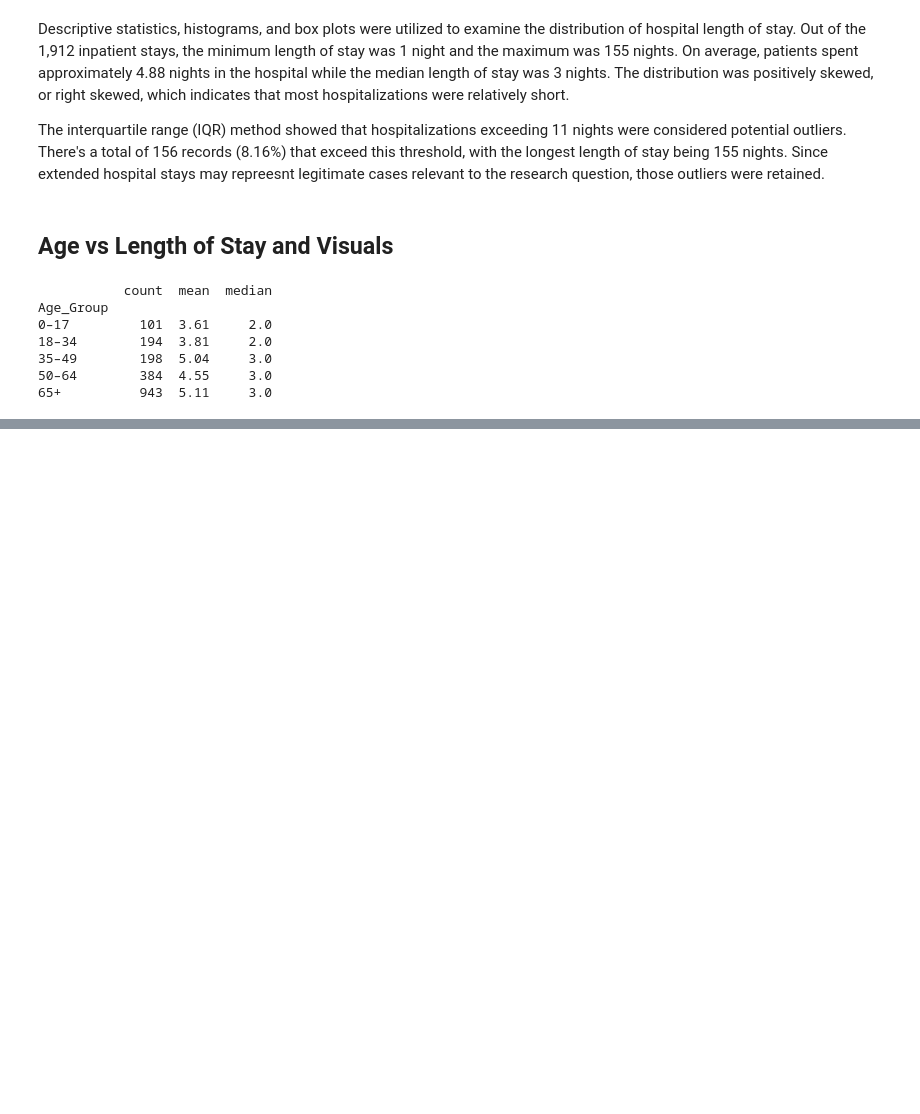
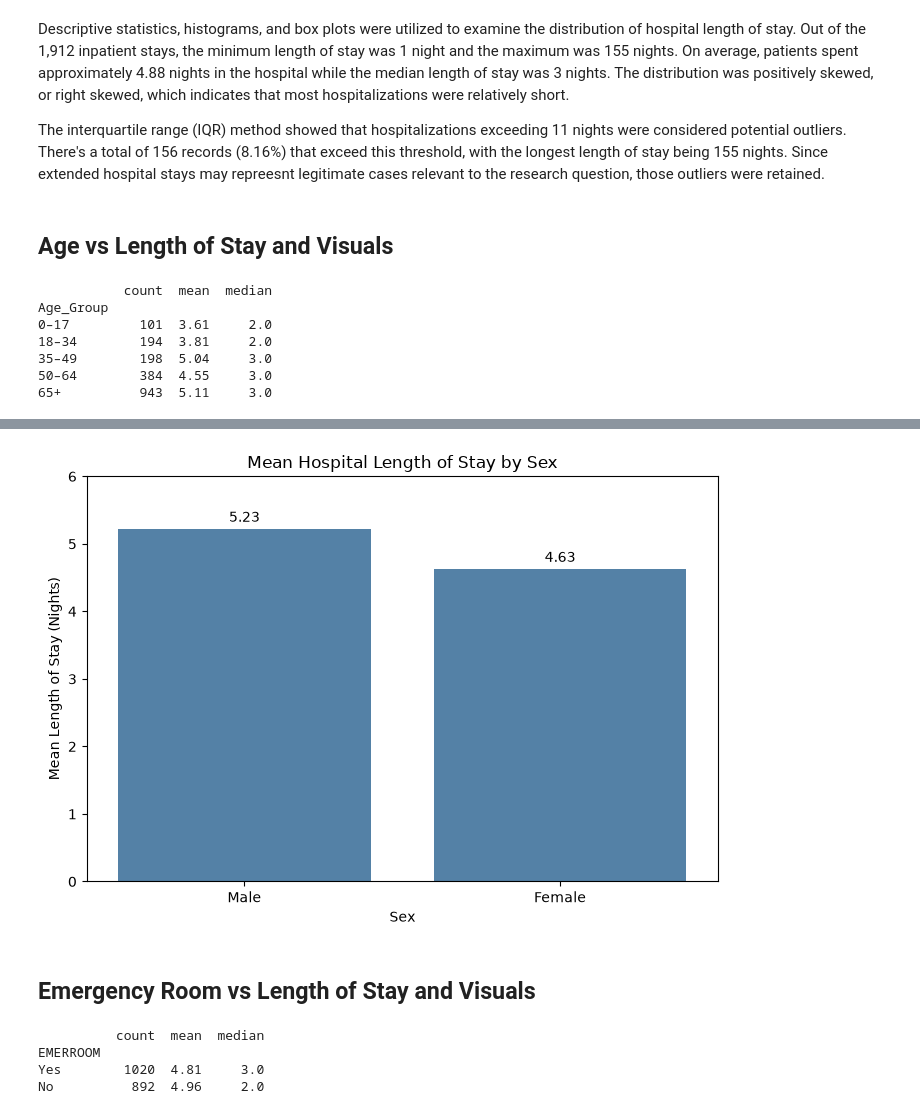
Before and after one commit to sydsailors/hospital-los-capstone, a Jupyter notebook: notebooks/los_eda.ipynb, the cells around one changed output, grey strips where cells are left out. Cells and saved outputs as stored; diff of their text form; code cells hidden in the pictures; blank space fills up the shorter version.

```diff
--- a/notebooks/los_eda.ipynb
+++ b/notebooks/los_eda.ipynb
@@ -179,0 +200,47 @@ plt.show()
+# %%
+sex_plot = (
+    df.groupby("SEX")["NUMNIGHX"]
+    .mean()
+    .rename(index={1: "Male", 2: "Female"})
+)
+
+plt.figure(figsize=(7, 5))
+
+ax = sns.barplot(
+    x=sex_plot.index,
+    y=sex_plot.values,
+    color="steelblue"
+)
+
+for i, value in enumerate(sex_plot.values):
+    ax.text(i, value + 0.1, f"{value:.2f}", ha="center")
+
+plt.title("Mean Hospital Length of Stay by Sex")
+plt.xlabel("Sex")
+plt.ylabel("Mean Length of Stay (Nights)")
+plt.ylim(0, 6)
+
+plt.tight_layout()
+plt.show()
+# %% [output]
+[figure, added]
+# %% [markdown]
+## Emergency Room vs Length of Stay and Visuals
+# %%
+er_summary = (
+    df.groupby("EMERROOM")["NUMNIGHX"]
+    .agg(["count", "mean", "median"])
+    .round(2)
+)
+
+er_summary.index = er_summary.index.map({
+    1: "Yes",
+    2: "No"
+})
+
+print(er_summary)
+# %% [output]
+          count  mean  median
+EMERROOM
+Yes        1020  4.81     3.0
+No          892  4.96     2.0
```
Also changed, not shown: parts of 4 cells of this notebook.
